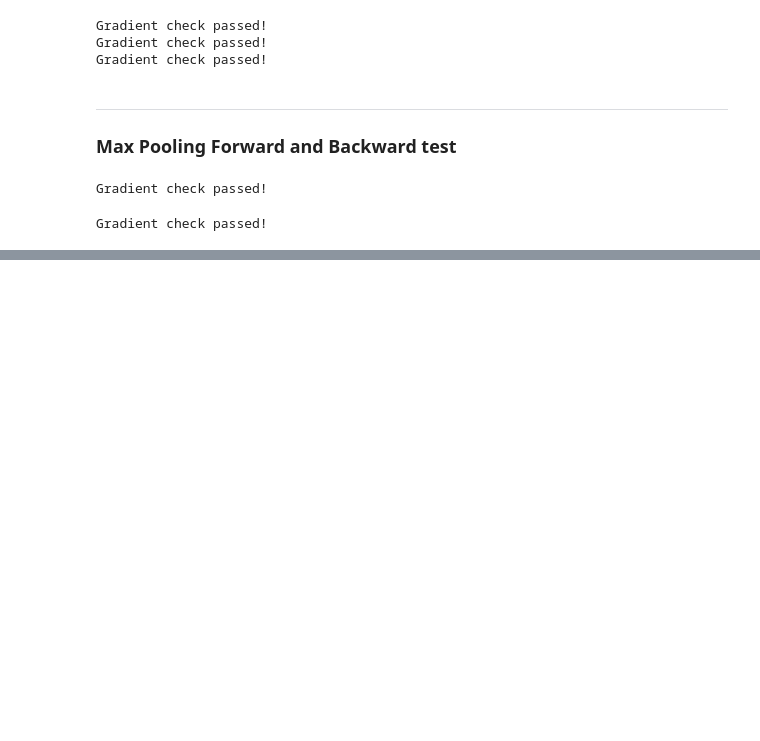
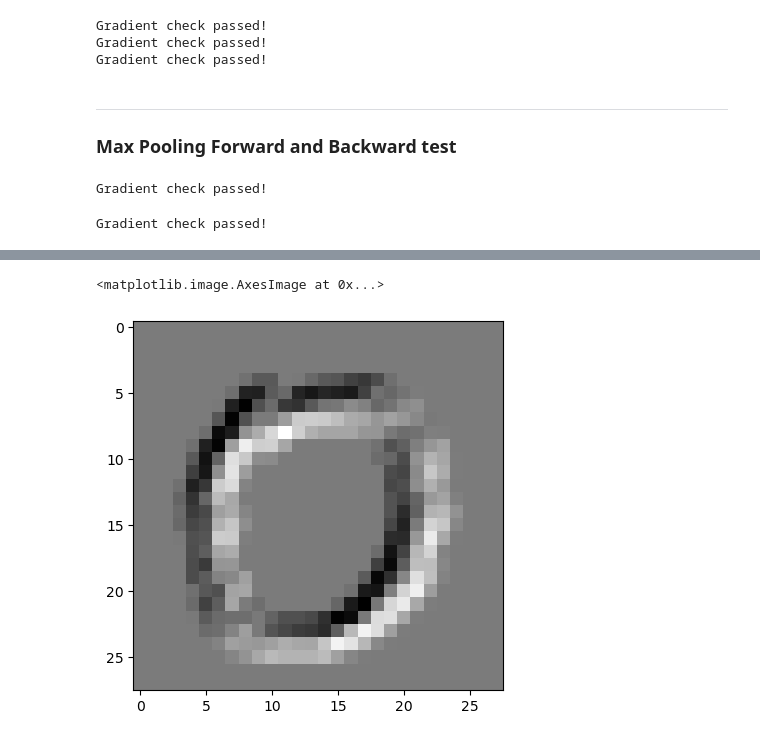
Before and after one commit to 33may/ml_portfolio, a Jupyter notebook: AIA/cnn/cnn.ipynb, the cells around one changed output, grey strips where cells are left out. Drawn from its saved outputs; the diff is of its cells as text; code cells hidden in the pictures; blank space fills up the shorter version.

```diff
--- a/AIA/cnn/cnn.ipynb
+++ b/AIA/cnn/cnn.ipynb
@@ -547,11 +635,13 @@ class ConvolutionalLayerGPU:
         self.in_channels = in_channels
         self.out_channels = out_channels
         self.W = Param(
-            np.random.randn(filter_size, filter_size, in_channels, out_channels) * np.sqrt(
+            cp.random.randn(filter_size, filter_size, in_channels, out_channels) * np.sqrt(
                 2.0 / (filter_size * filter_size * in_channels))
         )
+        self.W.grad = cp.asarray(self.W.grad)
 
-        self.B = Param(np.zeros(out_channels))
+        self.B = Param(cp.zeros(out_channels))
+        self.B.grad = cp.asarray(self.B.grad)
 
         self.padding = padding
 
@@ -569,22 +659,24 @@ class ConvolutionalLayerGPU:
         out_width = width - self.filter_size + 1 + 2 * self.padding
 
         # pad the input tensor
-        X = apply_padding(X, self.padding) if self.padding > 0 else X
+        X = np.pad(X, ((0, 0), (0, 0), (self.padding,) * 2, (self.padding,) * 2))
 
         # save last input for backward pass
         self.last_X = X
         self.last_X_shape = X.shape
 
         self.im2col_input = im2col_matrix(X, self.filter_size,
-                                     1)  # [batch_size * height_out * width_out, filter_size * filter_size * in_channels]
+                                          1)  # [batch_size * height_out * width_out, filter_size * filter_size * in_channels]
 
         weights = self.W.value.reshape(self.in_channels * self.filter_size * self.filter_size,
                                        self.out_channels)  # [in_channels * filter_size * filter_size, out_channels}
 
+        # im2col matrix to GPU
+        self.im2col_input = cp.asarray(self.im2col_input)
+
         result = self.im2col_input @ weights + self.B.value  # [batch_size * height_out * width_out, out_channels]
 
-        return result.reshape(batch_size, self.out_channels, out_height, out_width)
-
+        return cp.asnumpy(result.reshape(batch_size, self.out_channels, out_height, out_width))
 
     def backward(self, d_out):
         batch_size, in_channels, height, width = self.last_X.shape
@@ -597,10 +689,13 @@ class ConvolutionalLayerGPU:
         reshaped_d_out = d_out.reshape(batch_size * out_height * out_width,
                                        self.out_channels)  # [batch_size * out_height * out_width, out_channels]
 
+        # reshaped d_out to GPU
+        reshaped_d_out = cp.asarray(reshaped_d_out)
+
         # d_x -> d_out + weights
         backprop_matrix = reshaped_d_out @ weights.T  # [batch_size * out_height * out_width, filter_size * filter_size * in_channels]
 
-        d_x = col2im_backward(backprop_matrix, self.last_X_shape, self.filter_size, 1)
+        d_x = col2im_backward(cp.asnumpy(backprop_matrix), self.last_X_shape, self.filter_size, 1)
 
         # d_w -> d_out + inputs
         d_w = self.im2col_input.T @ reshaped_d_out  # [in_channels * filter_size * filter_size, out_channels]
@@ -904,0 +1083,21 @@ NameError: name 'model_conv' is not defined
+# %%
+test_conv = ConvolutionalLayerGPU(1, 1, 3, 1)
+
+kernel = np.zeros((1,3,3))
+kernel[0,1,0] = 1
+kernel[0,0,1] = 1
+
+kernel[0,2,1] = -1
+kernel[0,1,2] = -1
+
+test_conv.W.value = cp.asarray(kernel)
+test_conv.B.value = cp.asarray(np.zeros((1,1)))
+
+input = img[0][None, None, :, :]
+
+res = test_conv.forward(cp.asarray(input))
+
+plt.imshow(res[0, 0,:,:], cmap='gray')
+# %% [output]
+<matplotlib.image.AxesImage at 0x...>
+[figure, added]
```
Also changed, not shown: parts of 23 cells of this notebook, 2 other files.
